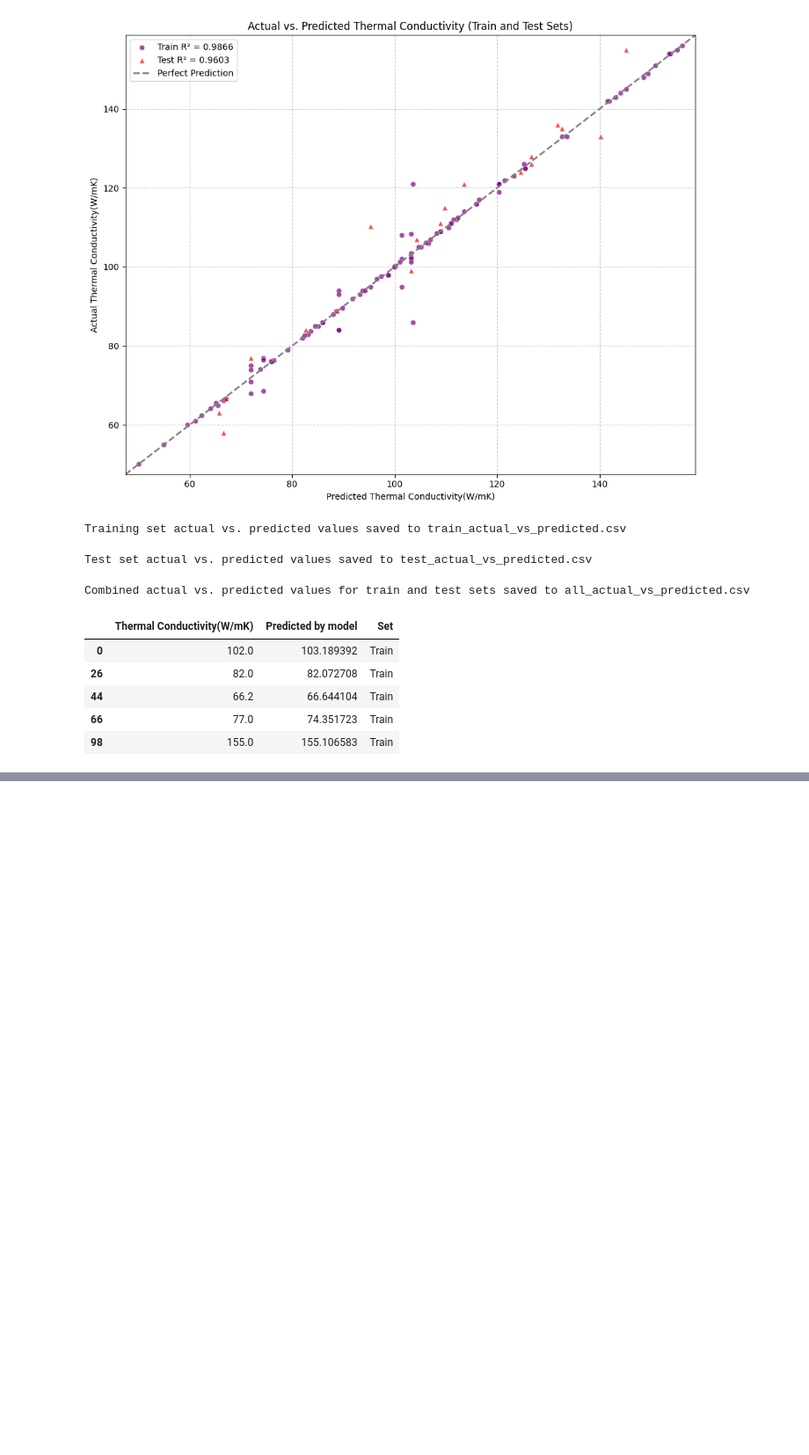
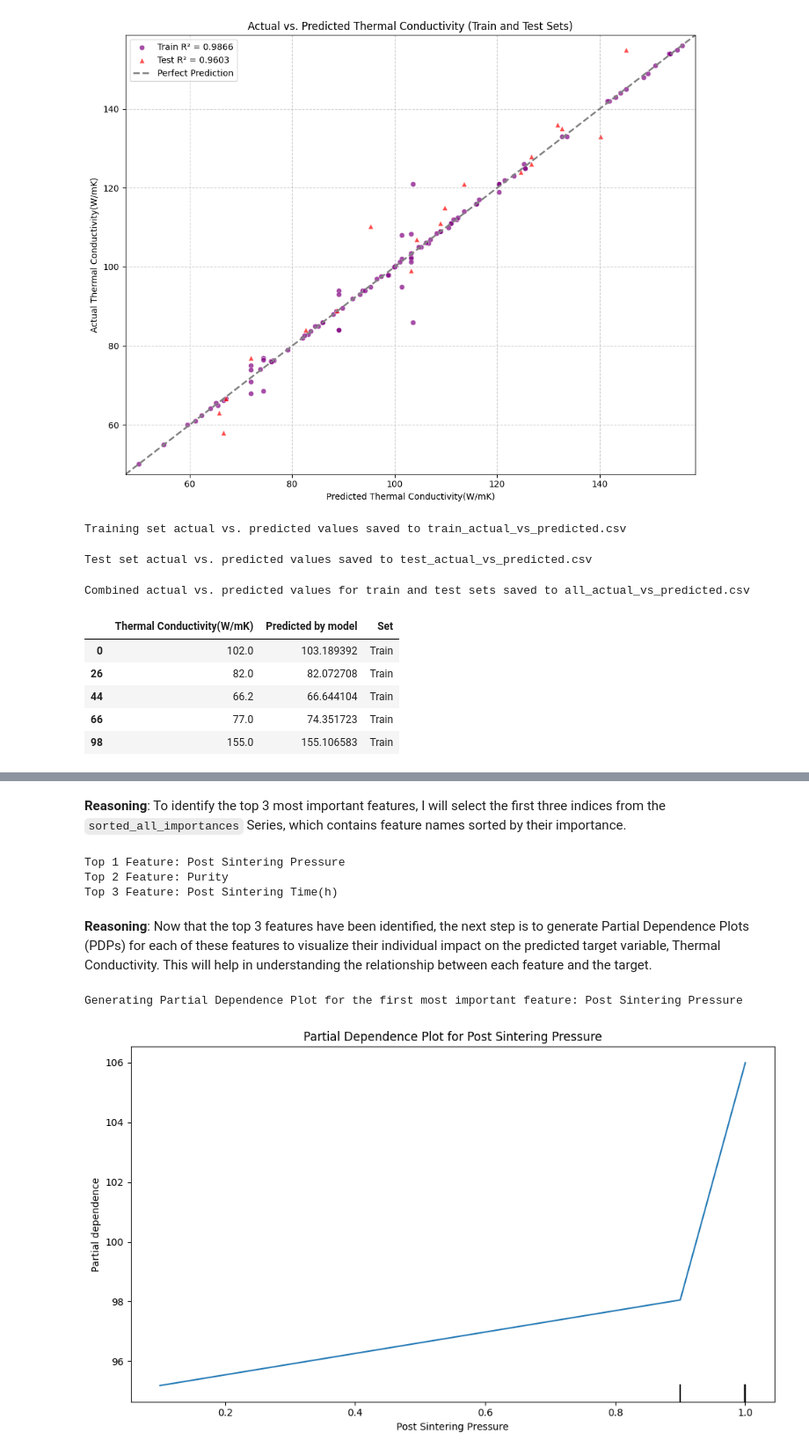
Before and after one commit to Saptarshi-iitbhu/XGB-Thermal-Conductivity-Measurement, a Jupyter notebook: XGB_without_oxygen_column.ipynb, the cells around one changed output, grey strips where cells are left out. Shown at 88% size. Drawn from its saved outputs; the diff is of its cells as text; code cells hidden in the pictures; blank space fills up the shorter version.

```diff
--- a/XGB_without_oxygen_column.ipynb
+++ b/XGB_without_oxygen_column.ipynb
@@ -545,3 +545,46 @@ Third most important feature: Purity
+# %% [markdown]
+**Reasoning**:
+To identify the top 3 most important features, I will select the first three indices from the `sorted_all_importances` Series, which contains feature names sorted by their importance.
+# %%
+import pandas as pd
+
+# Create a Series for all_feat_imp with corresponding feature names
+all_importance_series = pd.Series(all_feat_imp, index=X.columns)
+
+# Sort the importances for better visualization
+sorted_all_importances = all_importance_series.sort_values(ascending=False)
+
+# Extract the top 3 features
+top1_feature = sorted_all_importances.index[0]
+top2_feature = sorted_all_importances.index[1]
+top3_feature = sorted_all_importances.index[2]
+
+print(f"Top 1 Feature: {top1_feature}")
+print(f"Top 2 Feature: {top2_feature}")
+print(f"Top 3 Feature: {top3_feature}")
+# %% [output]
+Top 1 Feature: Post Sintering Pressure
+Top 2 Feature: Purity
+Top 3 Feature: Post Sintering Time(h)
+# %% [markdown]
+**Reasoning**:
+Now that the top 3 features have been identified, the next step is to generate Partial Dependence Plots (PDPs) for each of these features to visualize their individual impact on the predicted target variable, Thermal Conductivity. This will help in understanding the relationship between each feature and the target.
+# %%
+from sklearn.inspection import PartialDependenceDisplay
+import matplotlib.pyplot as plt
+
+print(f"Generating Partial Dependence Plot for the first most important feature: {top1_feature}")
+
+fig, ax = plt.subplots(figsize=(10, 6))
+PartialDependenceDisplay.from_estimator(estimator=xgb_model, X=X, features=[top1_feature], ax=ax, grid_resolution=50)
+
+ax.set_title(f'Partial Dependence Plot for {top1_feature}')
+plt.tight_layout()
+plt.savefig(f'partial_dependence_plot_{top1_feature.replace(" ", "_").replace("(", "").replace(")", "").replace("=", "").replace("/", "_")}.png')
+plt.show()
+# %% [output]
+Generating Partial Dependence Plot for the first most important feature: Post Sintering Pressure
+[figure, added]
 # %%
 from sklearn.inspection import PartialDependenceDisplay
 import matplotlib.pyplot as plt
```
Also changed, not shown: parts of 19 cells of this notebook.
